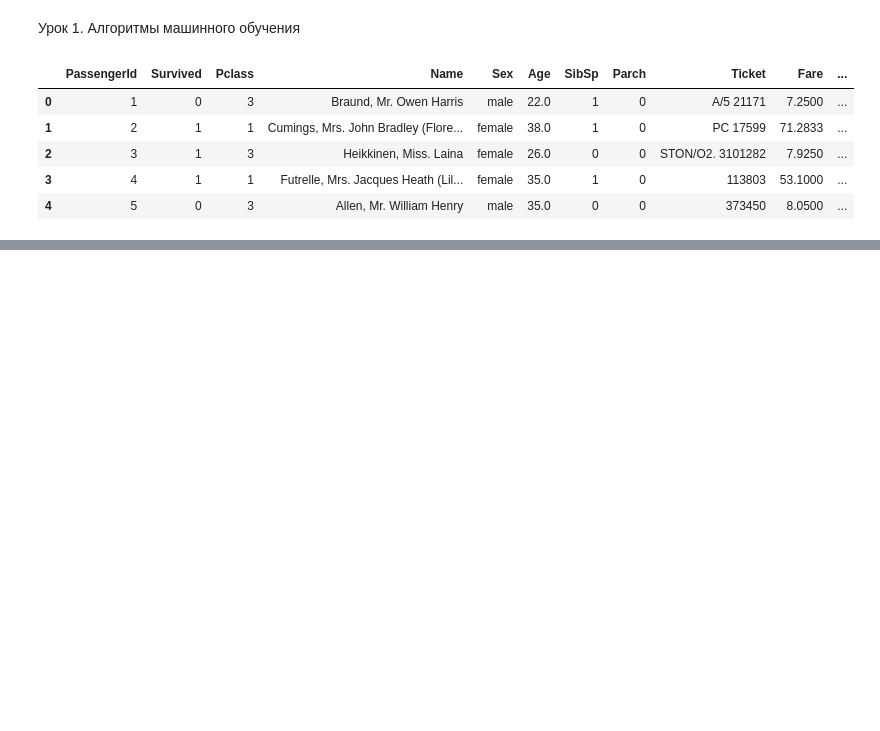
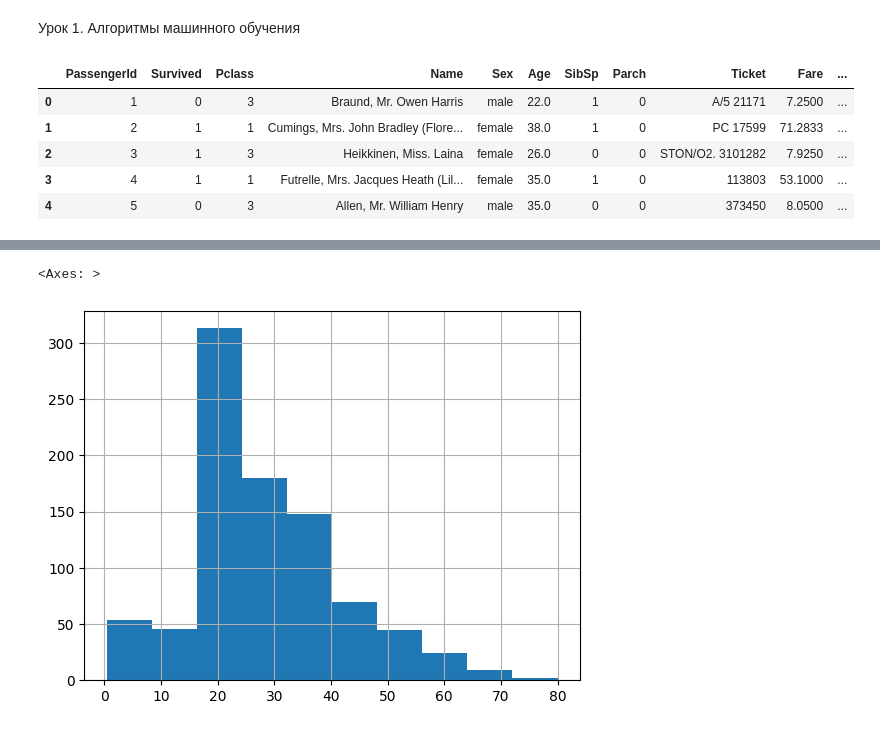
Before and after one commit to Netdaem0n/ALG_data_analyze, a Jupyter notebook: ML_lessons/lesson1.ipynb, the cells around one changed output, grey strips where cells are left out. Saved outputs shown, nothing was run; the diff lists cells and outputs as text; code cells hidden in the pictures; blank space fills up the shorter version.

```diff
--- a/ML_lessons/lesson1.ipynb
+++ b/ML_lessons/lesson1.ipynb
@@ -13,0 +87,2 @@ df.head()
+# %%
+df['Embarked'].fillna('S', inplace=True)
@@ -13,0 +126,16 @@ df.head()
+# %%
+age1 = 37.0
+age2 = 29.0
+age3 = 24.0
+# %%
+def fill_age(row):
+    if pd.isnull(row['Age']):
+        if row['Pclass'] == 1:
+            return age1
+        elif row['Pclass'] == 2:
+            return age2
+        else:
+            return age3
+    return row['Age']
+# %%
+df['Age'] = df.apply(fill_age, axis=1)
@@ -13,0 +160,5 @@ df.head()
+# %%
+df['Age'].hist()
+# %% [output]
+<Axes: >
+[figure, added]
```
Also changed, not shown: parts of 23 cells of this notebook.
